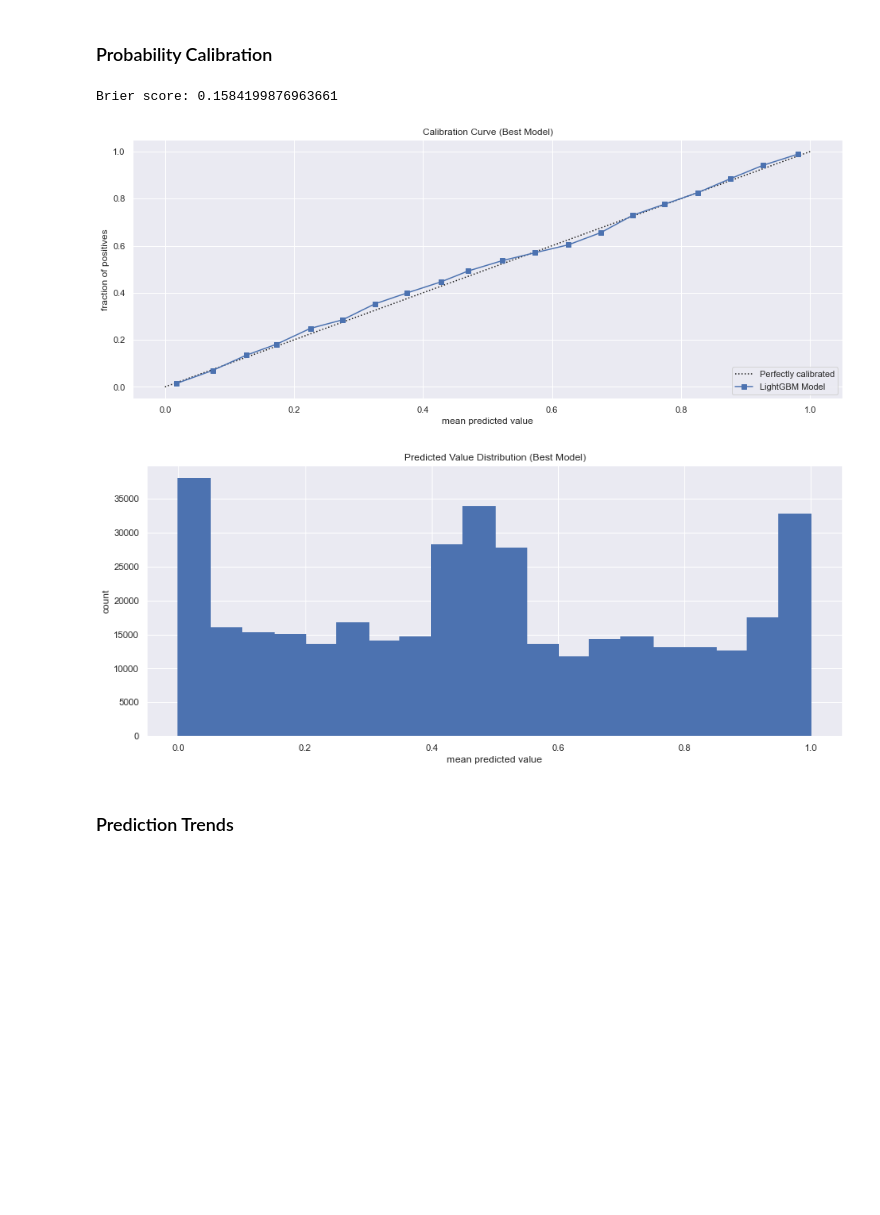
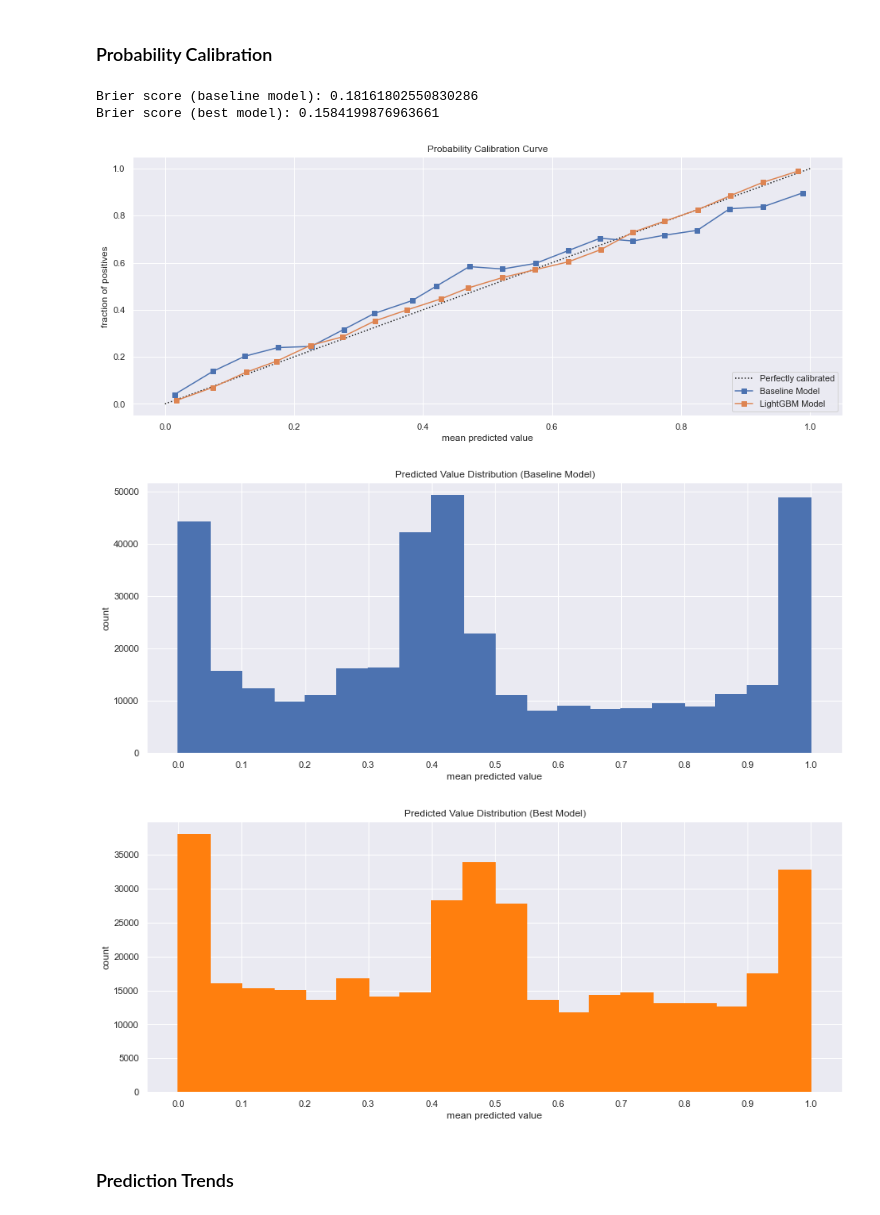
Before and after one commit to phil-holland/csgo-impact-rating, a Jupyter notebook: lightgbm/model_analysis.ipynb, the cells around one changed output. Saved outputs shown, nothing was run; the diff lists cells and outputs as text; code cells hidden in the pictures; blank space fills up the shorter version.

```diff
--- a/lightgbm/model_analysis.ipynb
+++ b/lightgbm/model_analysis.ipynb
@@ -18,3 +23,10 @@ sns.set()
+# %%
+train_data = np.genfromtxt('./train.csv', delimiter=',', skip_header=1)
+val_data = np.genfromtxt('./val.csv', delimiter=',', skip_header=1)
+
+gnb = GaussianNB()
+gnb_y_pred = np.array([x[1] for x in gnb.fit(train_data[:,1:], train_data[:,:1].flatten()).predict_proba(val_data[:,1:])])
+gnb_y_true = val_data[:,:1].flatten()
 # %% [markdown]
 ## Optuna Study Analysis
 # %%
@@ -146,30 +200,47 @@ plt.show()
 # %% [markdown]
 ### Probability Calibration
 # %%
-print('Brier score:', brier_score_loss(best_model_y_true, best_model_y_pred))
+print('Brier score (baseline model):', brier_score_loss(gnb_y_true, gnb_y_pred))
+print('Brier score (best model):', brier_score_loss(best_model_y_true, best_model_y_pred))
 
 bins = 20
-fraction_of_positives, mean_predicted_value = calibration_curve(best_model_y_true, best_model_y_pred, n_bins=bins)
 
 plt.figure(figsize=(16,6))
 plt.plot([0,1], [0,1], 'k:', label='Perfectly calibrated')
+
+fraction_of_positives, mean_predicted_value = calibration_curve(gnb_y_true, gnb_y_pred, n_bins=bins)
+plt.plot(mean_predicted_value, fraction_of_positives, 's-', label='Baseline Model')
+
+fraction_of_positives, mean_predicted_value = calibration_curve(best_model_y_true, best_model_y_pred, n_bins=bins)
 plt.plot(mean_predicted_value, fraction_of_positives, 's-', label='LightGBM Model')
+
 plt.legend(loc='lower right')
-plt.title('Calibration Curve (Best Model)')
+plt.title('Probability Calibration Curve')
 plt.ylabel('fraction of positives')
 plt.xlabel('mean predicted value')
 plt.show()
 
 plt.figure(figsize=(15,6))
-plt.hist(best_model_y_pred, range=(0, 1), bins=bins, histtype="step", lw=2, fill=True)
+plt.hist(gnb_y_pred, range=(0, 1), bins=bins, histtype="step", lw=2, fill=True)
+plt.title('Predicted Value Distribution (Baseline Model)')
+plt.ylabel('count')
+plt.xlabel('mean predicted value')
+plt.gca().xaxis.set_major_locator(ticker.MultipleLocator(0.1))
+plt.show()
+
+plt.figure(figsize=(15,6))
+plt.hist(best_model_y_pred, range=(0, 1), bins=bins, histtype="step", lw=2, fill=True, color='tab:orange')
 plt.title('Predicted Value Distribution (Best Model)')
 plt.ylabel('count')
 plt.xlabel('mean predicted value')
+plt.gca().xaxis.set_major_locator(ticker.MultipleLocator(0.1))
 plt.show()
 # %% [output]
-Brier score: 0.1584199876963661
+Brier score (baseline model): 0.18161802550830286
+Brier score (best model): 0.1584199876963661
-[figure, old version]
+[figure, new version]
-[figure, old version]
+[figure, new version]
+[figure, added]
 # %% [markdown]
 ### Prediction Trends
 # %%
```
Also changed, not shown: parts of 8 cells of this notebook.
